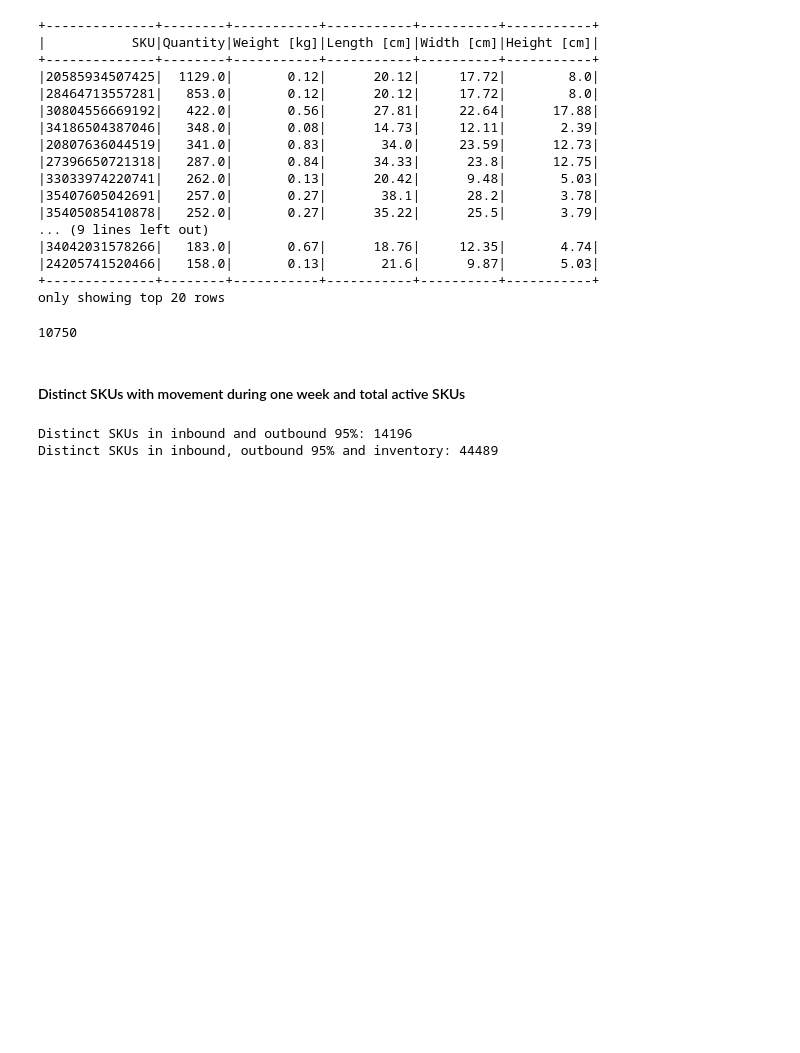
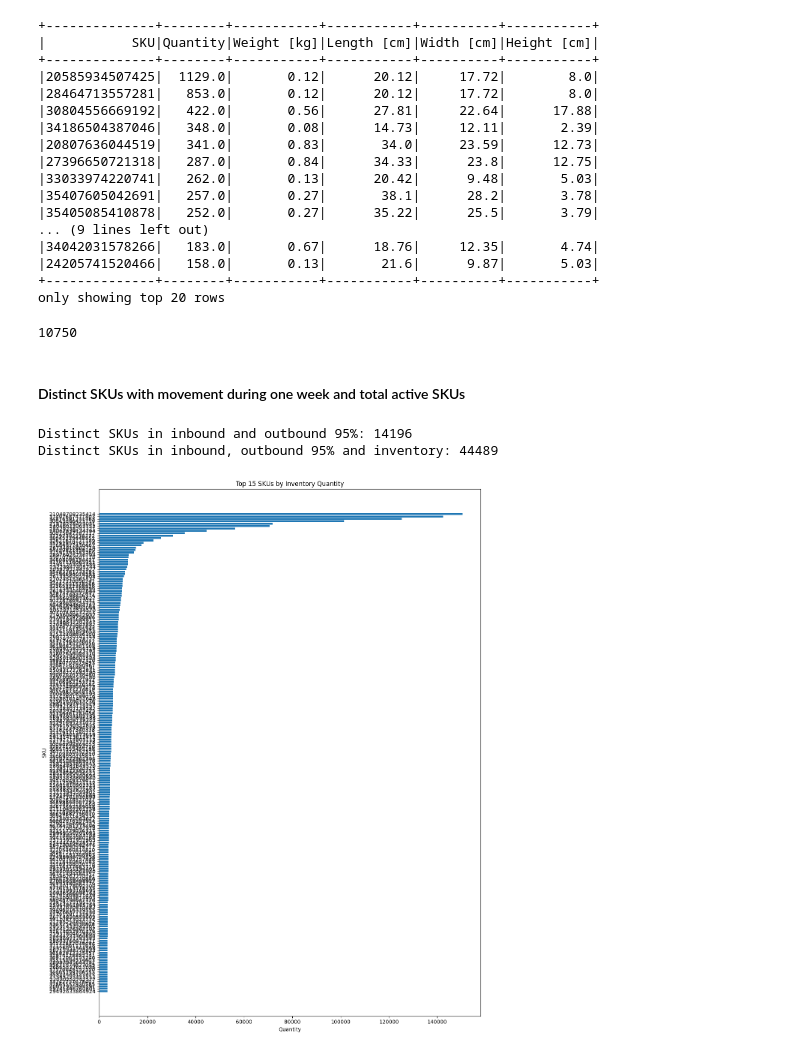
Before and after one commit to axelaaberg/Warehousing, a Jupyter notebook: data_Manipulate.ipynb, the cells around one changed output. Drawn from its saved outputs; the diff is of its cells as text; code cells hidden in the pictures; blank space fills up the shorter version.

Commit message:
graph added

```diff
--- a/data_Manipulate.ipynb
+++ b/data_Manipulate.ipynb
@@ -135,7 +183,31 @@ inventory_SKUs = spark.sql("""
                ORDER BY Quantity DESC
             """)
 
-inventory_SKUs.show()
+#inventory_SKUs.show()
 
-inventory_SKUs.select("SKU").count()
+print(inventory_SKUs.select("SKU").count())
+
+
+inventory_SKUs = spark.sql("""
+               SELECT SKU, SUM(Quantity_inventory) AS Quantity
+               FROM inventory_extended
+               GROUP BY SKU
+               ORDER BY Quantity DESC
+            """)
+
+#inventory_SKUs.show()
+
+print(inventory_SKUs.select("SKU").count())
+
+inventory_SKUs = spark.sql("""
+               SELECT SKU, Quantity_inventory AS Quantity
+               FROM inventory_extended
+               ORDER BY Quantity DESC
+            """)
+
+#inventory_SKUs.show()
+
+print(inventory_SKUs.select("SKU").count())
+
+print("Varför är dessa olika tal??")
 # %% [output]
@@ -202,3 +260,18 @@ print(all_SKUs.select("SKU").distinct().count())
 # %% [output]
 Distinct SKUs in inbound and outbound 95%: 14196
 Distinct SKUs in inbound, outbound 95% and inventory: 44489
+# %%
+#inventory_SKUs.show()
+
+inventory_pd = inventory_SKUs.limit(200).toPandas() #top 200 SKUs
+
+plt.figure(figsize=(12, 15))
+plt.barh(inventory_pd['SKU'], inventory_pd['Quantity'])
+plt.xlabel('Quantity')
+plt.ylabel('SKU')
+plt.title('Top 15 SKUs by Inventory Quantity')
+plt.gca().invert_yaxis()  # Highest values at top
+plt.tight_layout()
+plt.show()
+# %% [output]
+[figure, added]
```
Also changed, not shown: parts of 5 cells of this notebook.
